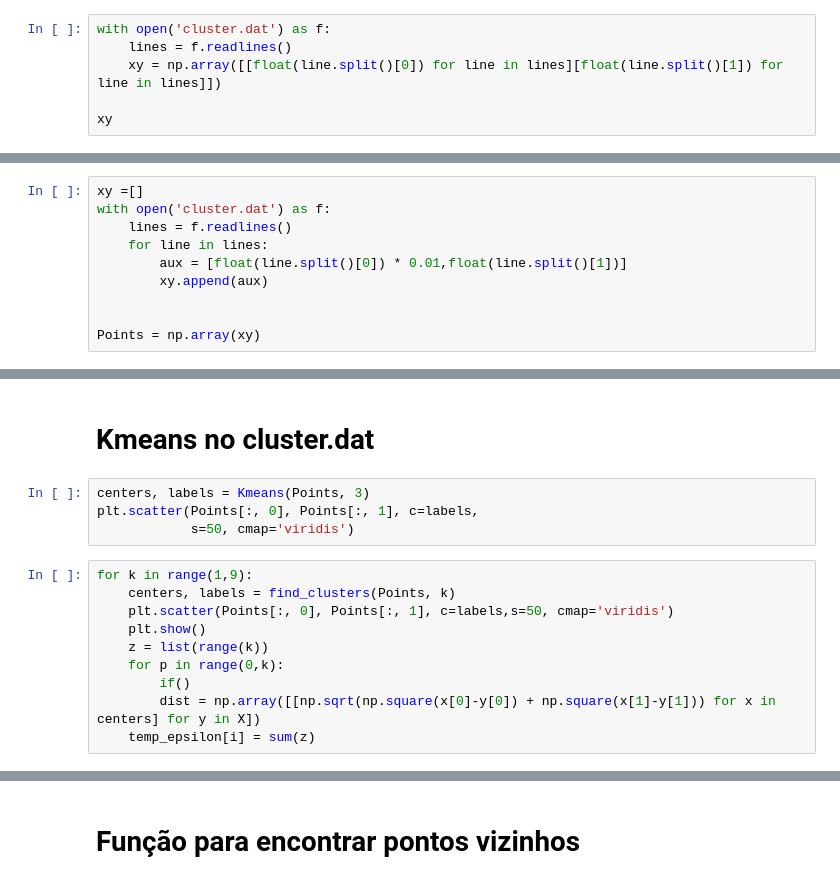
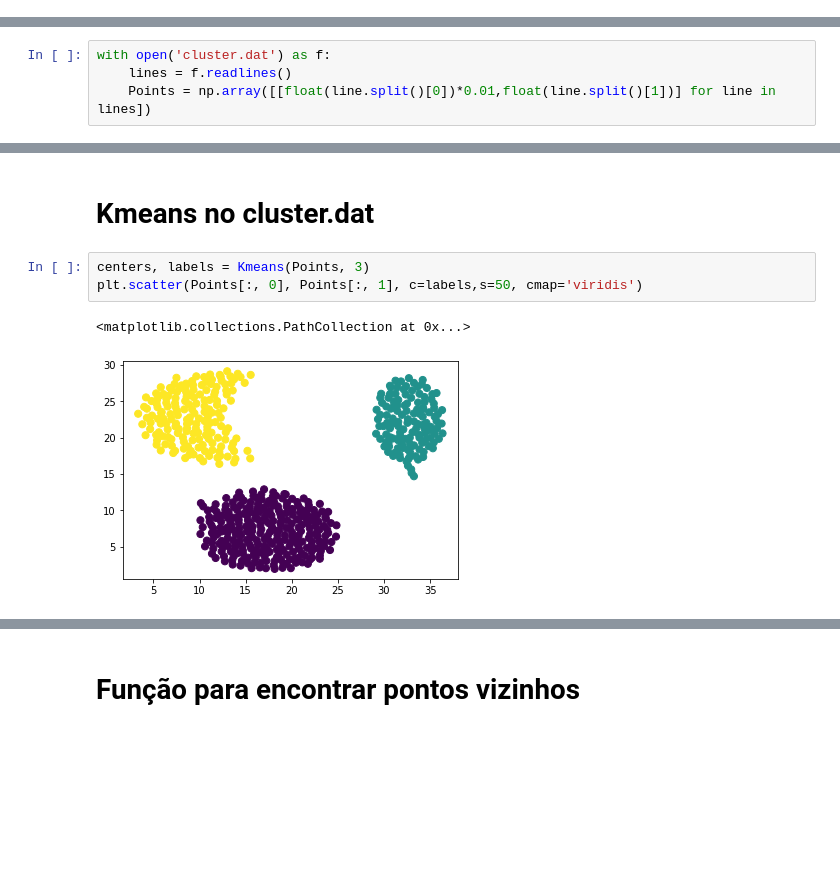
Before and after one commit to heigon77/MC886-MachineLearning-HG, a Jupyter notebook: P1.ipynb, the cells around one changed output, grey strips where cells are left out. Drawn from its saved outputs; the diff is of its cells as text; blank space fills up the shorter version.

```diff
--- a/P1.ipynb
+++ b/P1.ipynb
@@ -58,21 +62,9 @@ plt.scatter(X[:, 0], X[:, 1], c=labels,
-# %%
-with open('cluster.dat') as f:
-    lines = f.readlines()
-    xy = np.array([[float(line.split()[0]) for line in lines][float(line.split()[1]) for line in lines]])
-
-xy
 # %% [markdown]
 # Lendo cluster.dat
 # %%
-xy =[]
 with open('cluster.dat') as f:
     lines = f.readlines()
-    for line in lines:
-        aux = [float(line.split()[0]) * 0.01,float(line.split()[1])]
-        xy.append(aux)
-
-
-Points = np.array(xy)
+    Points = np.array([[float(line.split()[0])*0.01,float(line.split()[1])] for line in lines])
 # %% [markdown]
 # Plotando cluster.dat
 # %%
@@ -81,15 +76,7 @@ plt.scatter(Points[:, 0], Points[:, 1], s=50)
 # Kmeans no cluster.dat
 # %%
 centers, labels = Kmeans(Points, 3)
-plt.scatter(Points[:, 0], Points[:, 1], c=labels,
-            s=50, cmap='viridis')
+plt.scatter(Points[:, 0], Points[:, 1], c=labels,s=50, cmap='viridis')
+# %% [output]
+<matplotlib.collections.PathCollection at 0x...>
+[figure, added]
-# %%
-for k in range(1,9):
-    centers, labels = find_clusters(Points, k)
-    plt.scatter(Points[:, 0], Points[:, 1], c=labels,s=50, cmap='viridis')
-    plt.show()
-    z = list(range(k))
-    for p in range(0,k):
-        if()
-        dist = np.array([[np.sqrt(np.square(x[0]-y[0]) + np.square(x[1]-y[1])) for x in centers] for y in X])
-    temp_epsilon[i] = sum(z)
```
Also changed, not shown: parts of 8 cells of this notebook.
